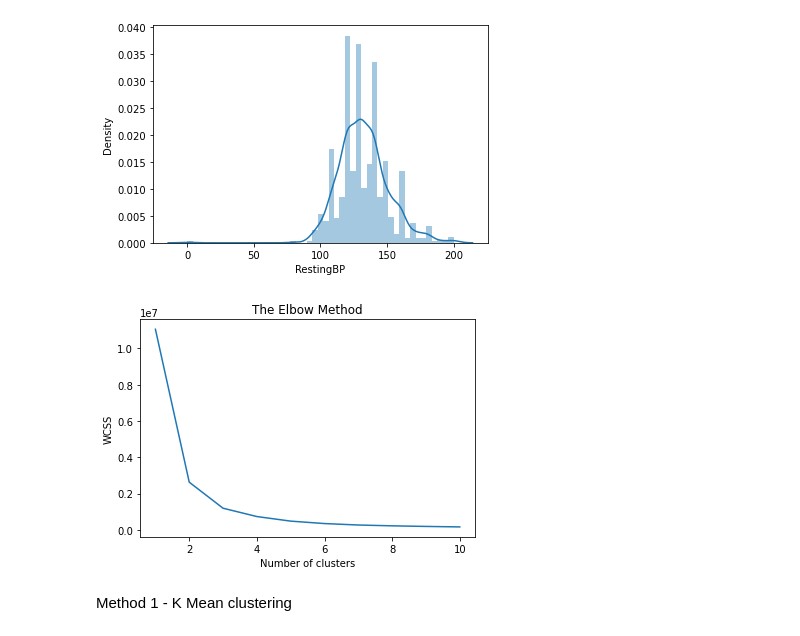
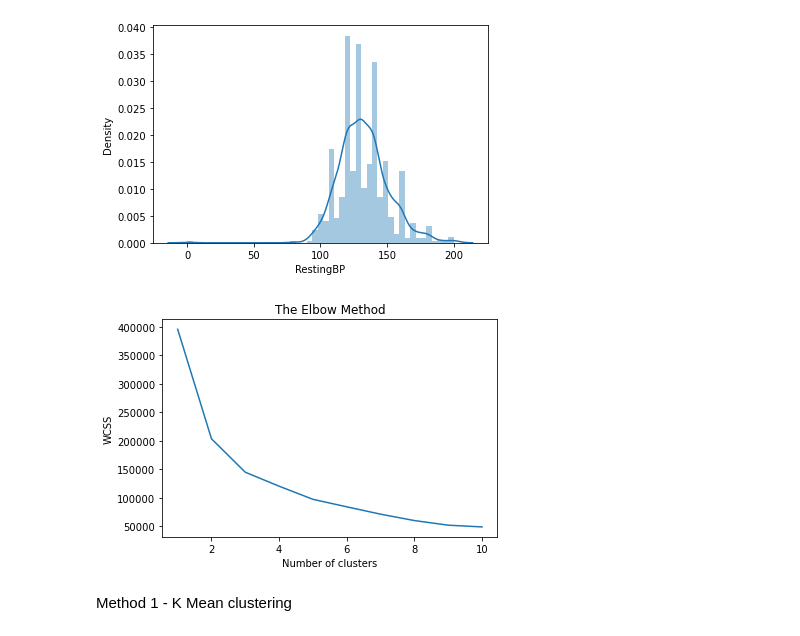
Before and after one commit to Kawsikan/ML_Assignment2_IT19185262_IT19153278_IT19153964, a Jupyter notebook: K_Means.ipynb, the cells around one changed output. Cells and saved outputs as stored; diff of their text form; code cells hidden in the pictures.

```diff
--- a/K_Means.ipynb
+++ b/K_Means.ipynb
@@ -93,23 +93,23 @@ for feature in features:
 # %%
 # Application of Elbow method to find optimal number of clusters
 
 # Assigning features we are selecting for the clustering toa varable
-x = df.iloc[:, [0, 4]].values
+x = df.iloc[:, [0, 3]].values
 
 wcss = []
 for i in range(1, 11):
     kmeans = KMeans(n_clusters=i, init='k-means++', max_iter=300, n_init=10, random_state=0)
     kmeans.fit(x)
     wcss.append(kmeans.inertia_)
 
 # Plotting the Elbow graph
 mtp.plot(range(1, 11), wcss)
 mtp.title('The Elbow Method')
 mtp.xlabel('Number of clusters')
 mtp.ylabel('WCSS')
 mtp.show()
 # %% [output]
-[figure, old version]
+[figure, new version]
 # %% [markdown]
 Method 1 - K Mean clustering
 # %%
```
